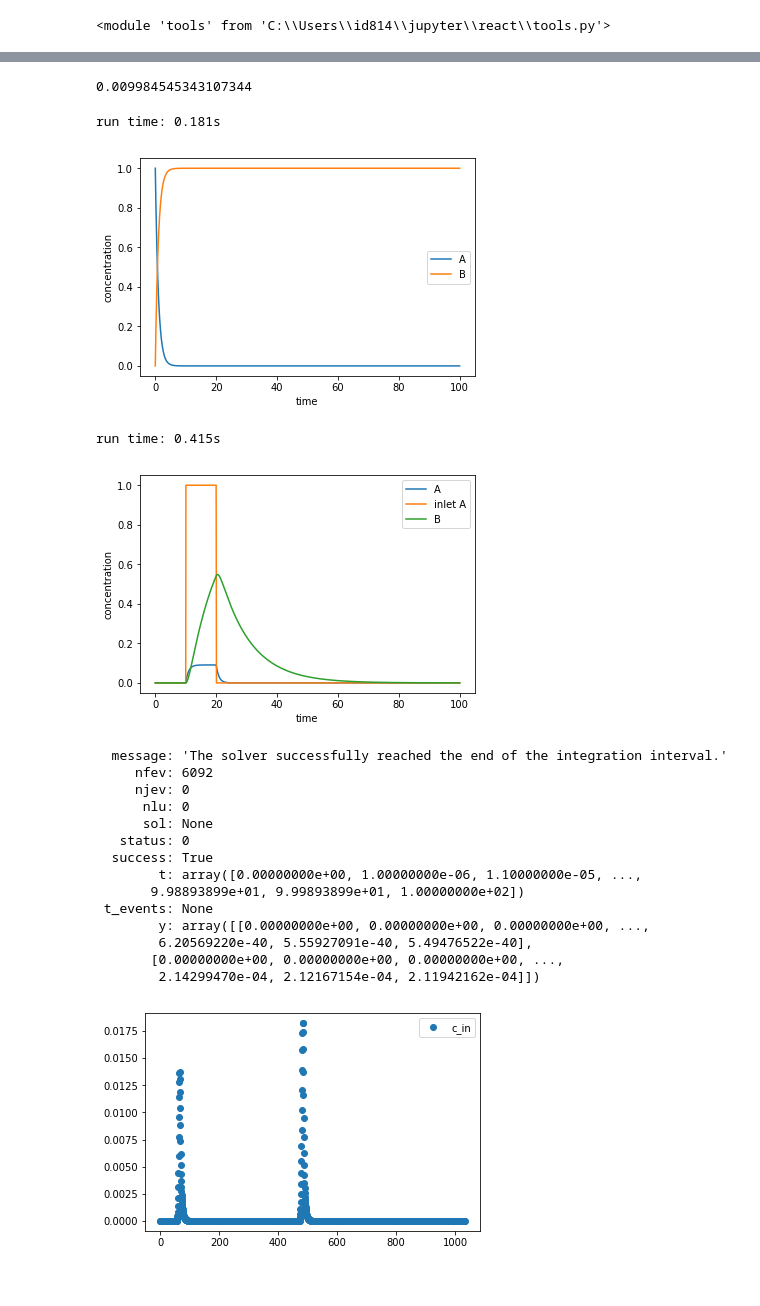
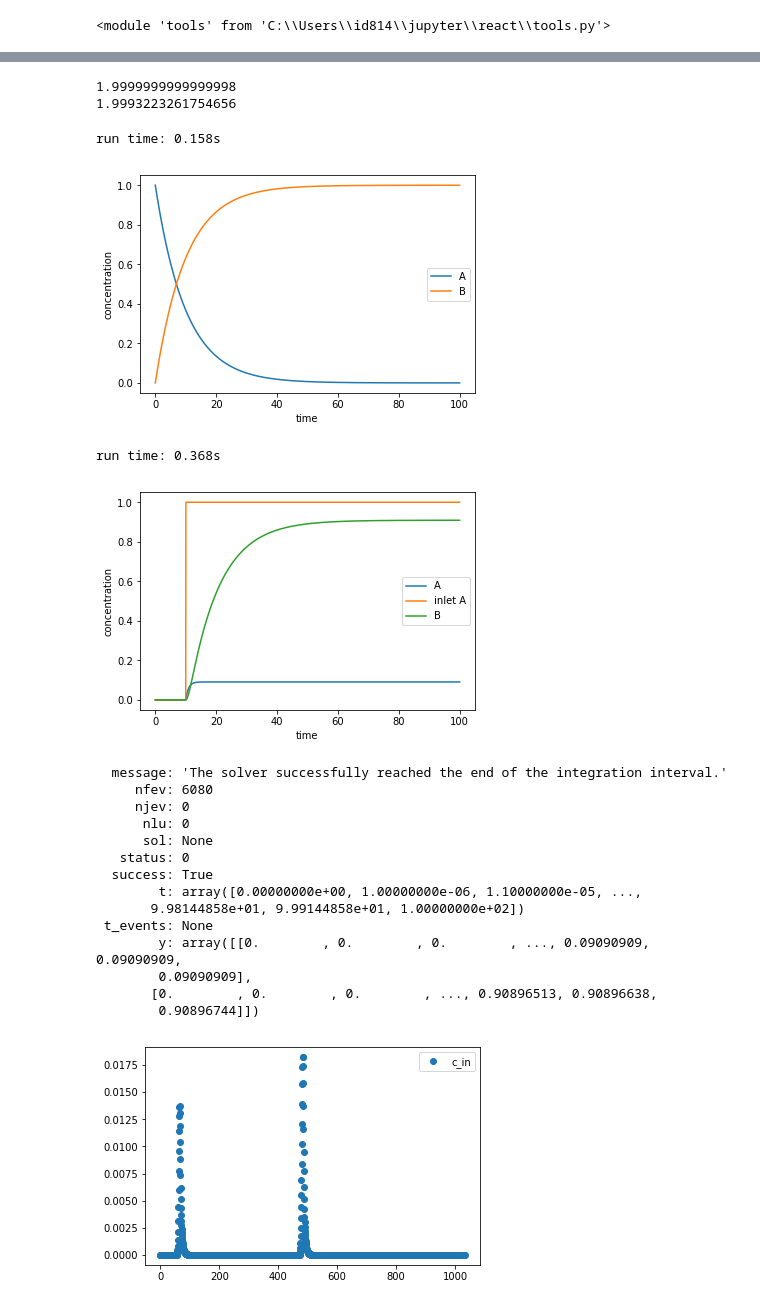
Before and after one commit to dorox/react, a Jupyter notebook: CSTR.ipynb, the cells around one changed output, grey strips where cells are left out. Cells and saved outputs as stored; diff of their text form; code cells hidden in the pictures.

```diff
--- a/CSTR.ipynb
+++ b/CSTR.ipynb
@@ -21,41 +23,41 @@ run time: 0.294s
-# %%
-t=np.linspace(0,100, 10000)
-r.initial_values['A']
-np.trapz(r.initial_values['A'](t), t)
-# %% [output]
-0.009984545343107344
+# %%
+print(np.trapz(r.initial_values['A'](r.solution['t']), r.solution['t']))
+print(np.trapz(r.solution['A'], r.solution['t']))
+# %% [output]
+1.9999999999999998
+1.9993223261754656
 # %%
 c = models.Chemistry()
-c.reaction('A=>B')
+c.reaction('A=>B', k=0.1)
 c.initial_concentrations(A=1)
 _=c.run()
 # %% [output]
-run time: 0.181s
+run time: 0.158s
-[figure, old version]
+[figure, new version]
 # %%
 r = models.CSTR(q=1, V=10)
-r.inlet(A = tools.rect())
+r.inlet(A = tools.step())
 c = models.Chemistry()
 c.reaction('A=>B')
 r.add(c)
 r.run()
 # %% [output]
-run time: 0.415s
+run time: 0.368s
-[figure, old version]
+[figure, new version]
   message: 'The solver successfully reached the end of the integration interval.'
-     nfev: 6092
+     nfev: 6080
      njev: 0
       nlu: 0
       sol: None
    status: 0
   success: True
         t: array([0.00000000e+00, 1.00000000e-06, 1.10000000e-05, ...,
-       9.98893899e+01, 9.99893899e+01, 1.00000000e+02])
+       9.98144858e+01, 9.99144858e+01, 1.00000000e+02])
  t_events: None
-        y: array([[0.00000000e+00, 0.00000000e+00, 0.00000000e+00, ...,
-        6.20569220e-40, 5.55927091e-40, 5.49476522e-40],
-       [0.00000000e+00, 0.00000000e+00, 0.00000000e+00, ...,
-        2.14299470e-04, 2.12167154e-04, 2.11942162e-04]])
+        y: array([[0.        , 0.        , 0.        , ..., 0.09090909, 0.09090909,
+        0.09090909],
+       [0.        , 0.        , 0.        , ..., 0.90896513, 0.90896638,
+        0.90896744]])
 # %%
 r.import_data('data/cstr_pulse.csv')
 # %% [output]
```
Also changed, not shown: parts of 3 cells of this notebook, 4 other files.
